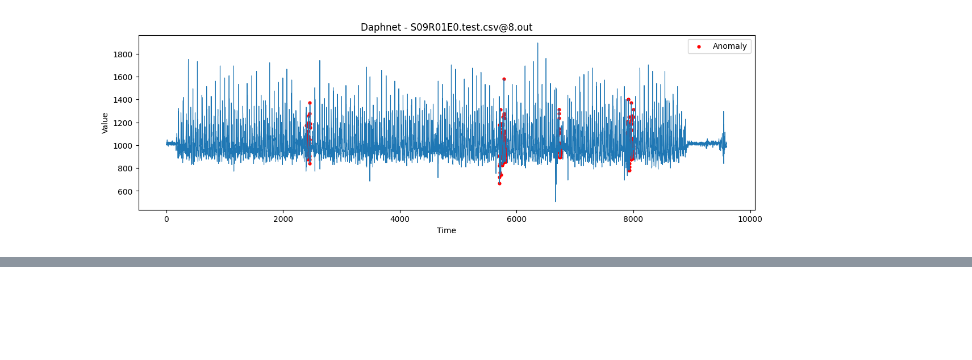
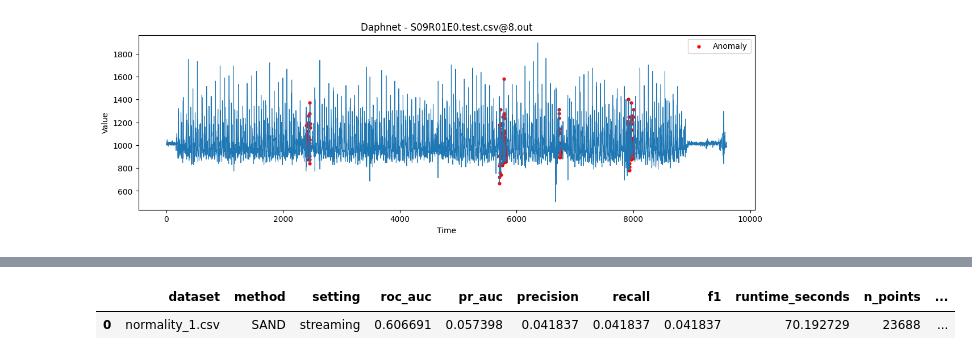
Before and after one commit to OrestisGeo/streamify-ts-anomaly-detection, a Jupyter notebook: notebooks/project2_main.ipynb, the cells around one changed output, grey strips where cells are left out. Cells and saved outputs as stored; diff of their text form; code cells hidden in the pictures; blank space fills up the shorter version.

```diff
--- a/notebooks/project2_main.ipynb
+++ b/notebooks/project2_main.ipynb
@@ -568,0 +724,7 @@ Anomaly ratio: 0.0336
+# %%
+import importlib
+import src.sand_baseline as sand_baseline
+
+sand_baseline = importlib.reload(sand_baseline)
+
+run_sand_online = sand_baseline.run_sand_online
@@ -568,0 +811,11 @@ Anomaly ratio: 0.0336
+# %%
+sand_result_n1 = evaluate_scores(
+    scores=sand_scores,
+    labels=labels,
+    method_name="SAND",
+    dataset_name=dataset_path.name,
+    runtime_seconds=sand_runtime,
+    setting="streaming",
+)
+
+sand_result_n1
@@ -568,0 +835,18 @@ Anomaly ratio: 0.0336
+# %%
+import pandas as pd
+from pathlib import Path
+
+TABLES_DIR = Path("results/tables")
+TABLES_DIR.mkdir(parents=True, exist_ok=True)
+
+sand_results = pd.DataFrame([sand_result_n1])
+
+sand_results.to_csv(
+    TABLES_DIR / "sand_streaming_results.csv",
+    index=False,
+)
+
+display(sand_results)
+# %% [output]
+|  | dataset | method | setting | roc_auc | pr_auc | precision | recall | f1 | runtime_seconds | n_points | ... |
+| 0 | normality_1.csv | SAND | streaming | 0.606691 | 0.057398 | 0.041837 | 0.041837 | 0.041837 | 70.192729 | 23688 | ... |
```
Also changed, not shown: parts of 13 cells of this notebook.
